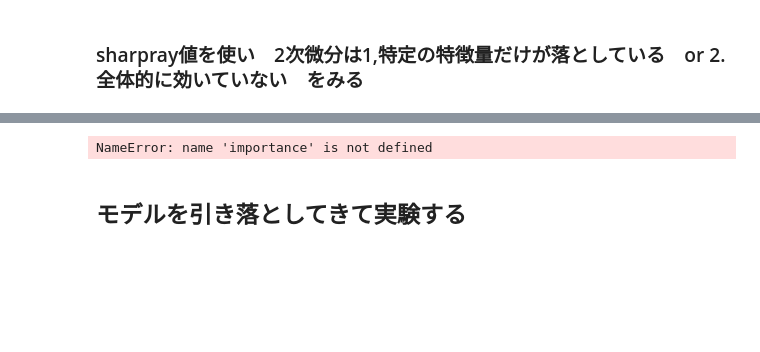
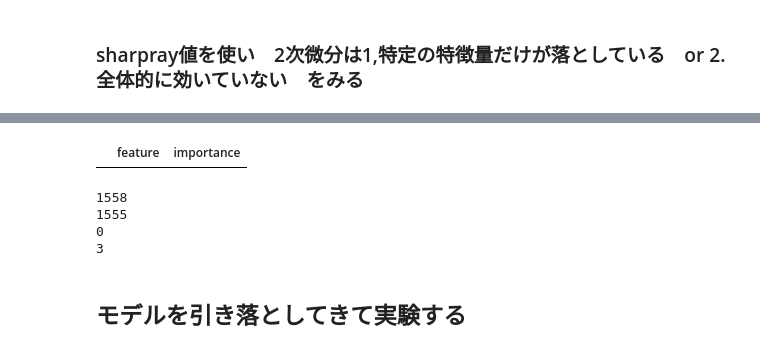
Before and after one commit to natsukacha/timber, a Jupyter notebook: work/one_pipeline.ipynb, the cells around one changed output, grey strips where cells are left out. Saved outputs shown, nothing was run; the diff lists cells and outputs as text; code cells hidden in the pictures; blank space fills up the shorter version.

```diff
--- a/work/one_pipeline.ipynb
+++ b/work/one_pipeline.ipynb
@@ -100,7 +94,20 @@ Length: 1555, dtype: float64
 # %%
-importance.head(10)
+shap_importance[shap_importance["feature"]=="7532.93266_diff"]
 # %% [output]
-NameError: name 'importance' is not defined
+|  | feature | importance |
+# %%
+print(len(pipe.fe.feature_cols))
+
+print(len(pipe.fe.original_base_cols))
+
+print(len(pipe.fe.first_diff_cols))
+
+print(len(pipe.fe.band_feature))
+# %% [output]
+1558
+1555
+0
+3
 # %% [markdown]
 
 ## モデルを引き落としてきて実験する
```
Also changed, not shown: parts of 3 cells of this notebook, 1 other file.
